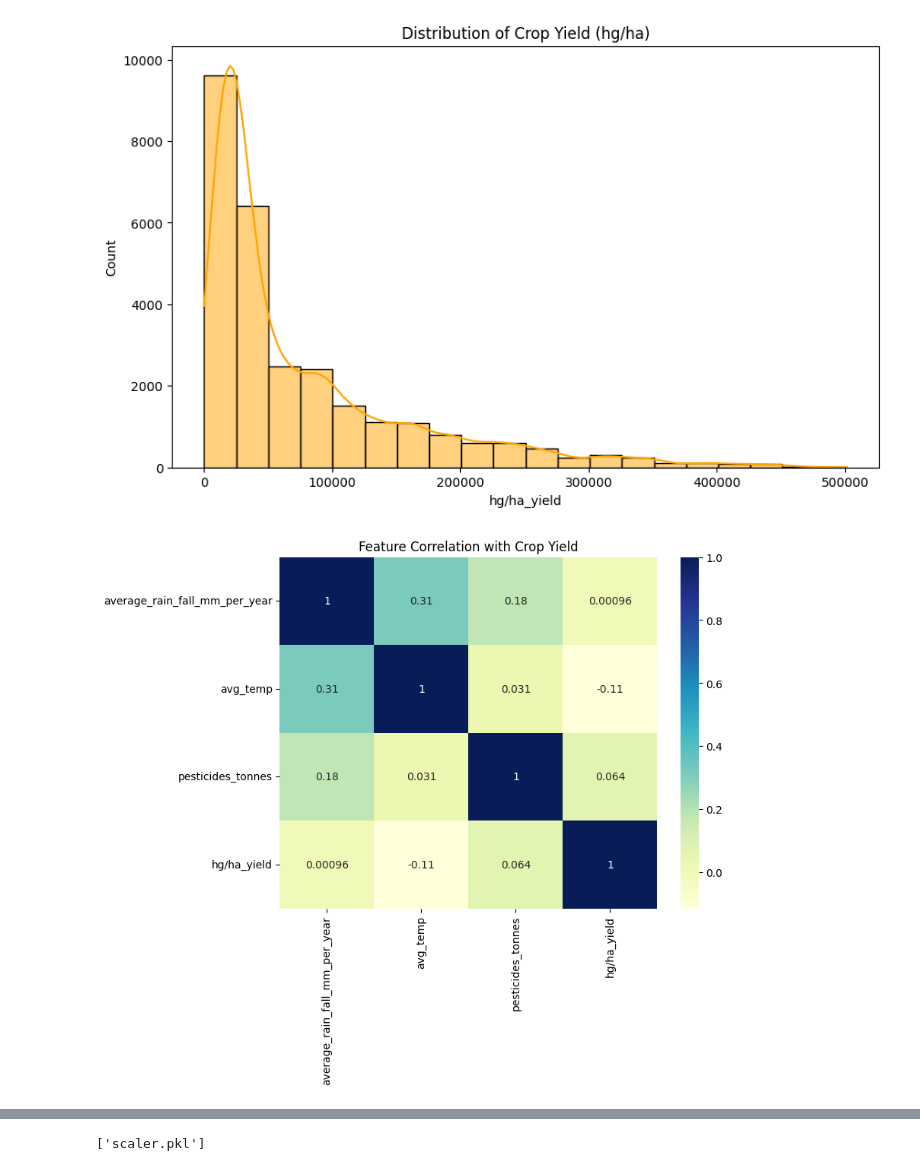
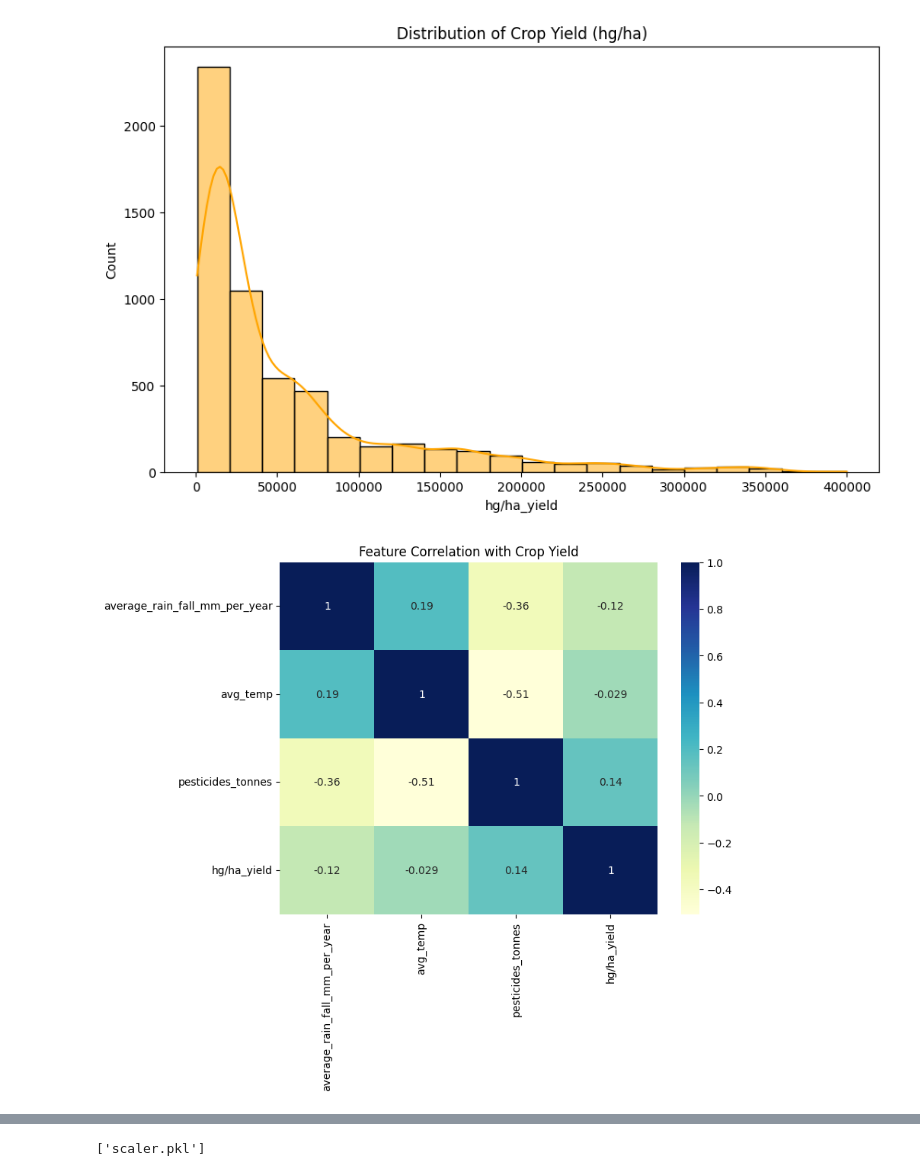
Before and after one commit to Sheila5rwa/linear_regression_model1, a Jupyter notebook: summative/linear_regression/multivariate.ipynb, the cells around one changed output, grey strips where cells are left out. Cells and saved outputs as stored; diff of their text form; code cells hidden in the pictures.

```diff
--- a/summative/linear_regression/multivariate.ipynb
+++ b/summative/linear_regression/multivariate.ipynb
@@ -26,14 +16,35 @@ y = df['hg/ha_yield'] # Target: Predicting exact crop production
+# %%
+# 1a. Filter for African Countries ONLY
+african_countries = [
+    'Algeria', 'Angola', 'Benin', 'Botswana', 'Burkina Faso', 'Burundi',
+    'Cameroon', 'Central African Republic', 'Chad', 'Comoros',
+    'Congo', 'Democratic Republic of the Congo', 'Djibouti', 'Egypt',
+    'Equatorial Guinea', 'Eritrea', 'Eswatini', 'Ethiopia', 'Gabon',
+    'Gambia', 'Ghana', 'Guinea', 'Guinea-Bissau', 'Kenya', 'Lesotho',
+    'Liberia', 'Libya', 'Madagascar', 'Malawi', 'Mali', 'Mauritania',
+    'Mauritius', 'Morocco', 'Mozambique', 'Namibia', 'Niger', 'Nigeria',
+    'Rwanda', 'Sao Tome and Principe', 'Senegal', 'Seychelles',
+    'Sierra Leone', 'Somalia', 'South Africa', 'South Sudan', 'Sudan',
+    'United Republic of Tanzania', 'Togo', 'Tunisia', 'Uganda', 'Zambia', 'Zimbabwe'
+]
+df_africa = df[df['Area'].isin(african_countries)]
+
+# 1b. Data Cleaning (Notice we are keeping 'Area' this time!)
+columns_to_drop = ['Unnamed: 0', 'Item', 'Year']
+df_cleaned = df_africa.drop(columns=columns_to_drop)
 # %%
-# 3. Visualizations
+# 2. Visualizations (Required by Rubric - MUST BE DONE BEFORE ENCODING)
 plt.figure(figsize=(10, 6))
-sns.histplot(y, bins=20, kde=True, color='orange')
+sns.histplot(df_cleaned['hg/ha_yield'], bins=20, kde=True, color='orange')
 plt.title('Distribution of Crop Yield (hg/ha)')
 plt.show()
 
+# Only correlate the numeric columns for the heatmap
+numeric_cols = ['average_rain_fall_mm_per_year', 'avg_temp', 'pesticides_tonnes', 'hg/ha_yield']
 plt.figure(figsize=(8, 6))
-sns.heatmap(df[selected_features + ['hg/ha_yield']].corr(), annot=True, cmap='YlGnBu')
+sns.heatmap(df_cleaned[numeric_cols].corr(), annot=True, cmap='YlGnBu')
 plt.title('Feature Correlation with Crop Yield')
 plt.show()
 # %% [output]
-[figure, old version]
+[figure, new version]
-[figure, old version]
+[figure, new version]
```
Also changed, not shown: parts of 8 cells of this notebook, 5 other files.
